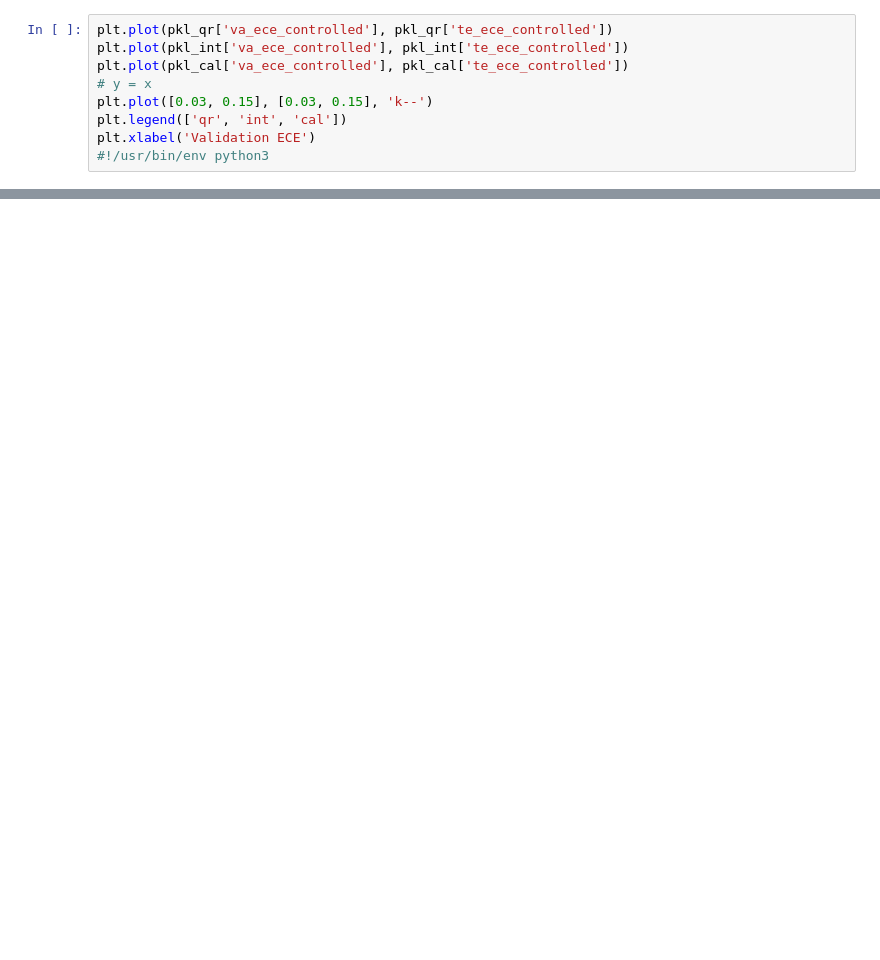
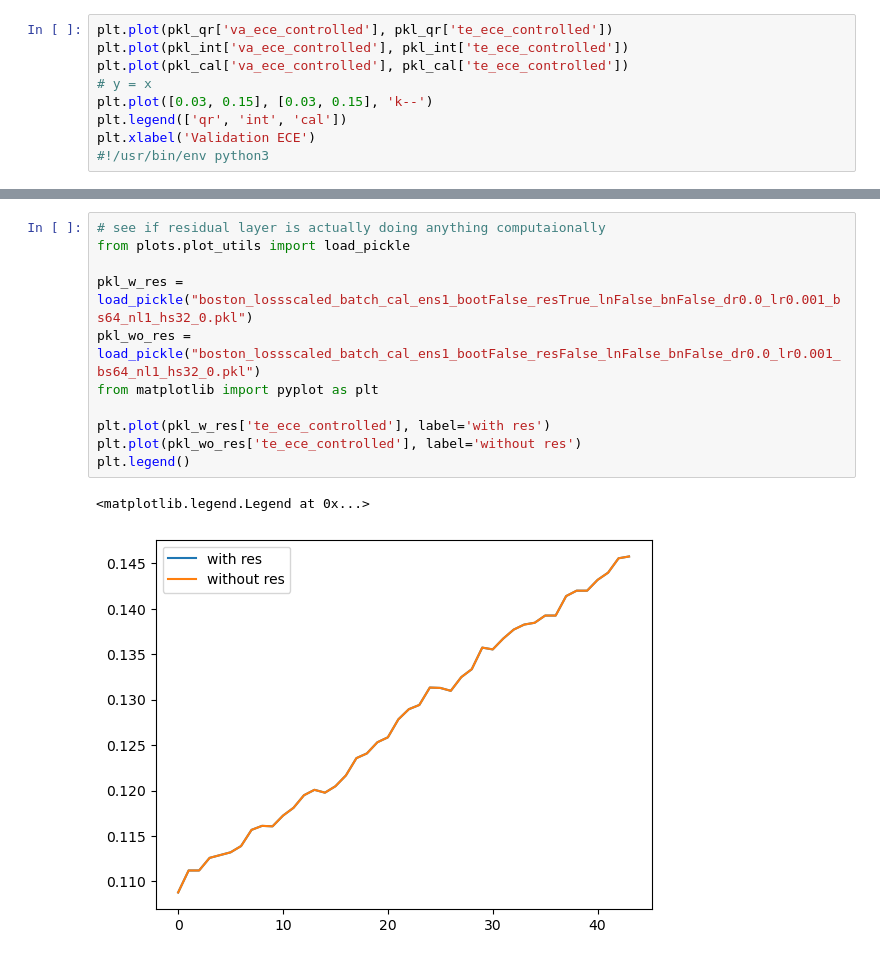
Before and after one commit to Zyxleo123/calibrated-quantile-uq, a Jupyter notebook: test.ipynb, the cells around one changed output, grey strips where cells are left out. Drawn from its saved outputs; the diff is of its cells as text; blank space fills up the shorter version.

```diff
--- a/test.ipynb
+++ b/test.ipynb
@@ -153,0 +184,14 @@ len(pkl_qr['va_ece_controlled']), len(pkl_int['va_ece_controlled']), len(pkl_cal
+# %%
+# see if residual layer is actually doing anything computaionally
+from plots.plot_utils import load_pickle
+
+pkl_w_res = load_pickle("boston_lossscaled_batch_cal_ens1_bootFalse_resTrue_lnFalse_bnFalse_dr0.0_lr0.001_bs64_nl1_hs32_0.pkl")
+pkl_wo_res = load_pickle("boston_lossscaled_batch_cal_ens1_bootFalse_resFalse_lnFalse_bnFalse_dr0.0_lr0.001_bs64_nl1_hs32_0.pkl")
+from matplotlib import pyplot as plt
+
+plt.plot(pkl_w_res['te_ece_controlled'], label='with res')
+plt.plot(pkl_wo_res['te_ece_controlled'], label='without res')
+plt.legend()
+# %% [output]
+<matplotlib.legend.Legend at 0x...>
+[figure, added]
```
Also changed, not shown: parts of 8 cells of this notebook, 1 other file.
